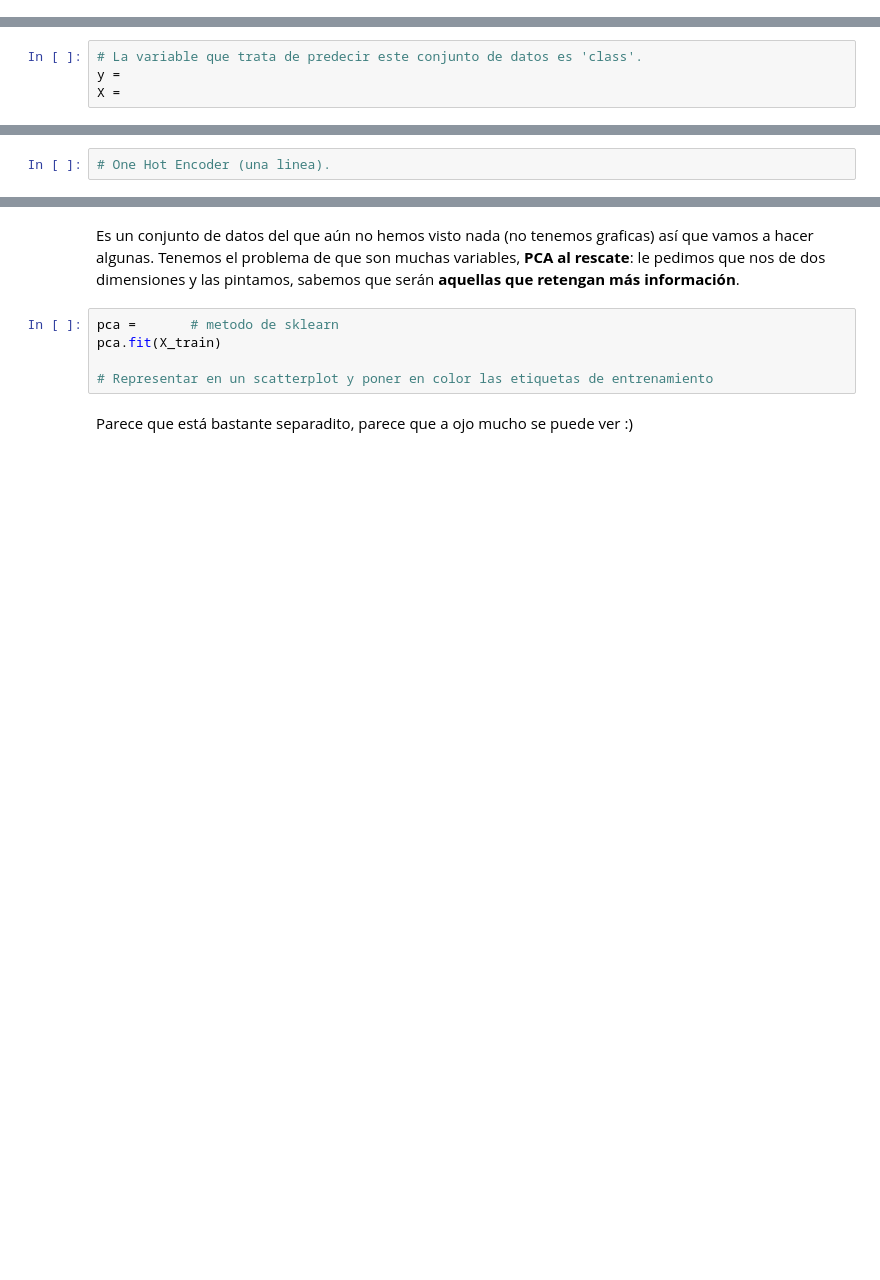
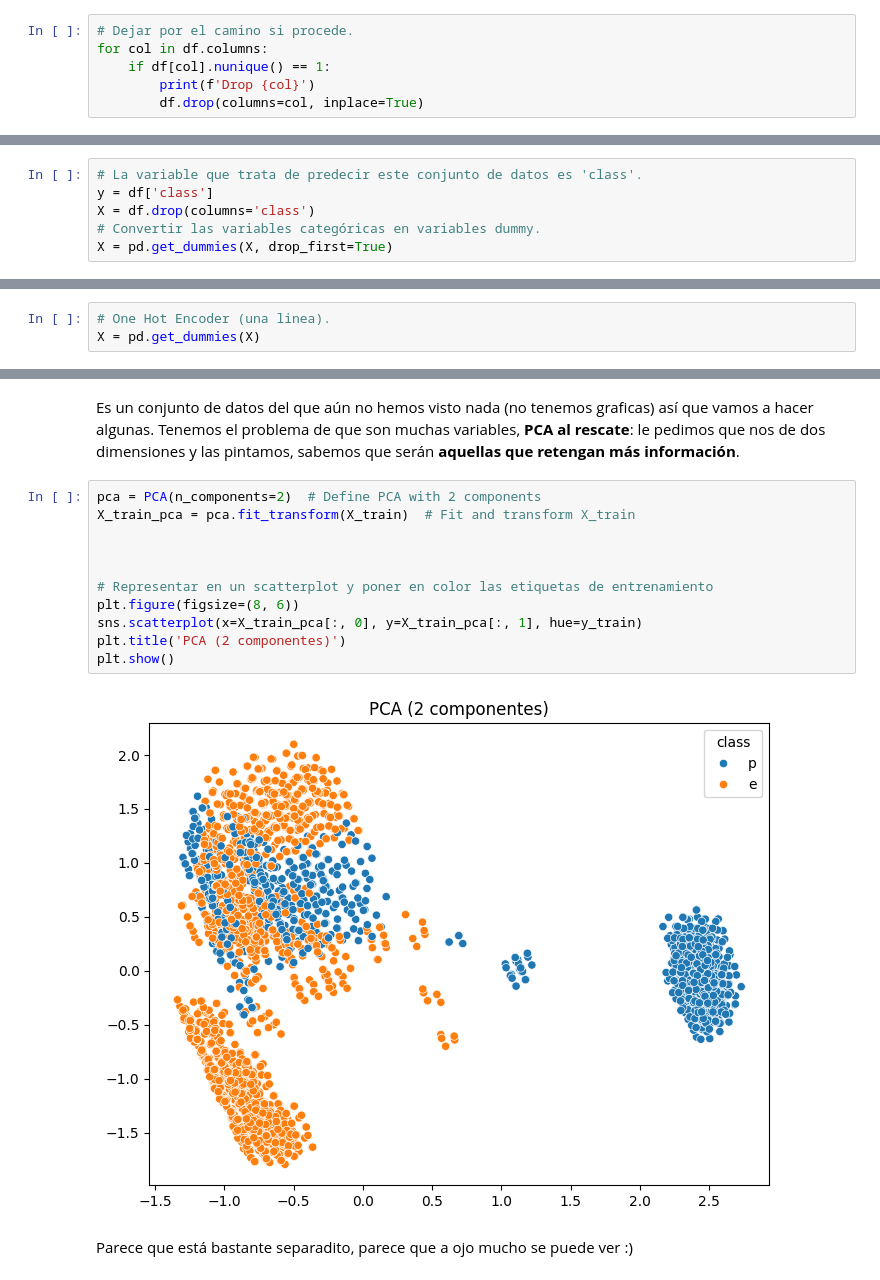
Before and after one commit to merkandez/aprendizaje_no_supervisado, a Jupyter notebook: workshop-clustering-pca.ipynb, the cells around one changed output, grey strips where cells are left out. Cells and saved outputs as stored; diff of their text form; blank space fills up the shorter version.

```diff
--- a/workshop-clustering-pca.ipynb
+++ b/workshop-clustering-pca.ipynb
@@ -49,0 +135,6 @@ from sklearn.decomposition import PCA
+# %%
+# Dejar por el camino si procede.
+for col in df.columns:
+    if df[col].nunique() == 1:
+        print(f'Drop {col}')
+        df.drop(columns=col, inplace=True)
@@ -51,12 +144,15 @@ from sklearn.decomposition import PCA
 #### Separar entre variables predictoras y variables a predecir
 # %%
 # La variable que trata de predecir este conjunto de datos es 'class'.
-y =
-X =
+y = df['class']
+X = df.drop(columns='class')
+# Convertir las variables categóricas en variables dummy.
+X = pd.get_dummies(X, drop_first=True)
 # %% [markdown]
 #### Codificar correctamente las variables categóricas a numéricas
 # %%
 # One Hot Encoder (una linea).
+X = pd.get_dummies(X)
 # %% [markdown]
 #### Train test split
 # %%
@@ -66,11 +162,19 @@ X_train, X_test, y_train, y_test = train_test_split(X, y, test_size=0.33, random
 ## PCA
 # %% [markdown]
 Es un conjunto de datos del que aún no hemos visto nada (no tenemos graficas) así que vamos a hacer algunas. Tenemos el problema de que son muchas variables, **PCA al rescate**: le pedimos que nos de dos dimensiones y las pintamos, sabemos que serán **aquellas que retengan más información**.
-# %%
-pca =       # metodo de sklearn
-pca.fit(X_train)
-
-# Representar en un scatterplot y poner en color las etiquetas de entrenamiento
+# %%
+pca = PCA(n_components=2)  # Define PCA with 2 components
+X_train_pca = pca.fit_transform(X_train)  # Fit and transform X_train
+
+
+
+# Representar en un scatterplot y poner en color las etiquetas de entrenamiento
+plt.figure(figsize=(8, 6))
+sns.scatterplot(x=X_train_pca[:, 0], y=X_train_pca[:, 1], hue=y_train)
+plt.title('PCA (2 componentes)')
+plt.show()
+# %% [output]
+[figure, added]
 # %% [markdown]
 Parece que está bastante separadito, parece que a ojo mucho se puede ver :)
 # %% [markdown]
```
Also changed, not shown: parts of 18 cells of this notebook, 1 other file.
